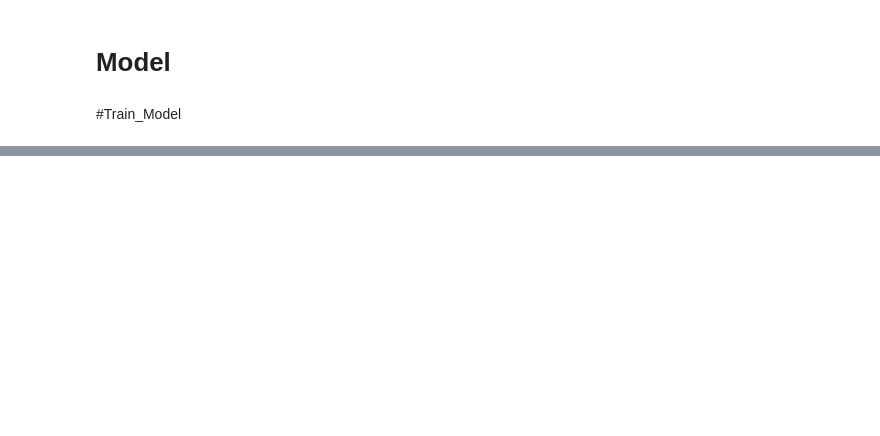
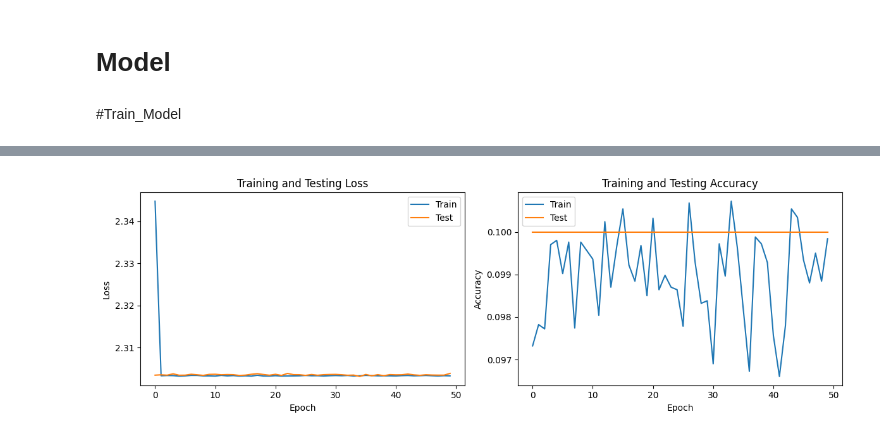
Before and after one commit to developsomethingcool/-IANNwTf-Group17, a Jupyter notebook: 03_CNN/Homework_3.ipynb, the cells around one changed output, grey strips where cells are left out. Cells and saved outputs as stored; diff of their text form; code cells hidden in the pictures; blank space fills up the shorter version.

```diff
--- a/03_CNN/Homework_3.ipynb
+++ b/03_CNN/Homework_3.ipynb
@@ -87,3 +113,9 @@ def create_my_cifar_cnn(name= 'my_cnn'):
 # %% [markdown]
 #Train_Model
+# %%
+
+LR= 0.001
+NUM_EPOCHS=50
+
+classes = ['airplane', 'automobile', 'bird', 'cat', 'deer', 'dog', 'frog', 'horse', 'ship','truck']
 # %%
@@ -203,0 +317,4 @@ Epoch 51, Loss: 2.3086, Accuracy: 10.26%, Test Loss: 2.3072, Test Accuracy: 10.0
+# %%
+# Architecture 1, Learning Rate 2, Optimizer 1
+train_cifar_10(model1_architecture1_3, train_ds, test_ds, NUM_EPOCHS, LR2, adam1_2)  # Setting 3
+# %% [output]
@@ -203,0 +338 @@ Epoch 51, Loss: 2.3086, Accuracy: 10.26%, Test Loss: 2.3072, Test Accuracy: 10.0
+[figure, added]
```
Also changed, not shown: parts of 19 cells of this notebook.
